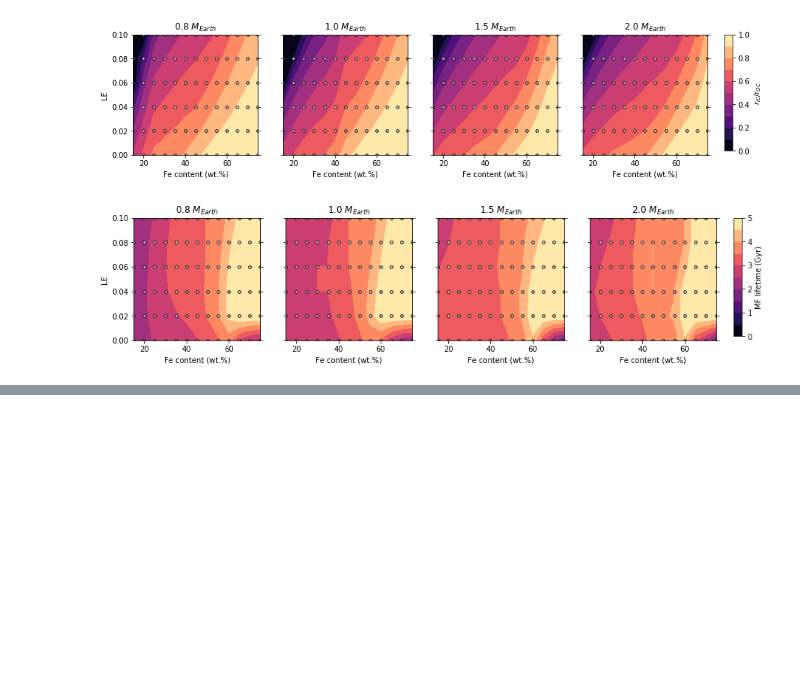
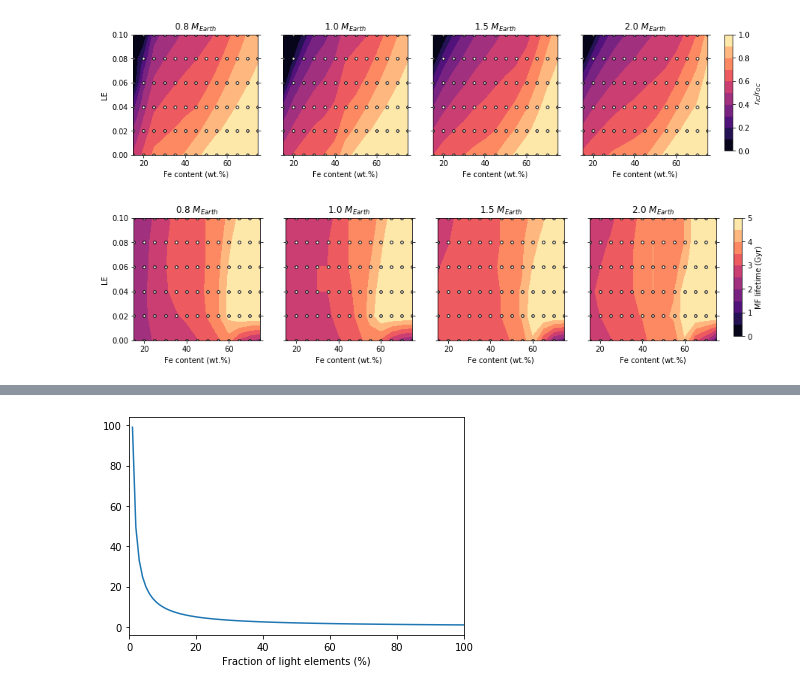
Before and after one commit to irenebonati/exo-cores, a Jupyter notebook: Planets_Evolution.ipynb, the cells around one changed output, grey strips where cells are left out. Saved outputs shown, nothing was run; the diff lists cells and outputs as text; code cells hidden in the pictures; blank space fills up the shorter version.

```diff
--- a/Planets_Evolution.ipynb
+++ b/Planets_Evolution.ipynb
@@ -630,0 +746,14 @@ There is not a huge dependency on the planetary mass, although the timing of the
+# %%
+X = np.linspace(0,1,100)
+
+def TX(X):
+    return 1./(1.-(1.-X))
+
+T_X = TX(X)
+
+plt.plot(X*100,T_X)
+plt.xlabel("Fraction of light elements (%)")
+plt.xlim([0,100])
+plt.show()
+# %% [output]
+[figure, added]
```
Also changed, not shown: parts of 13 cells of this notebook, 4 other files.
